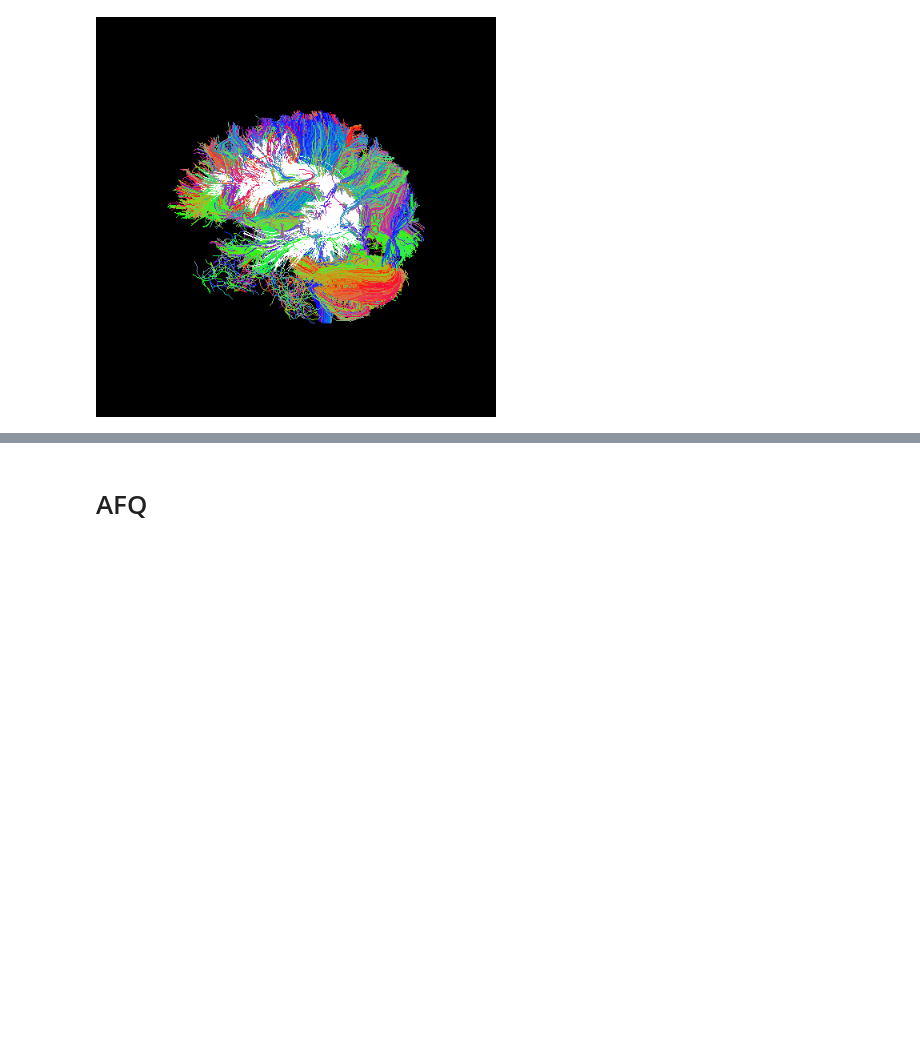
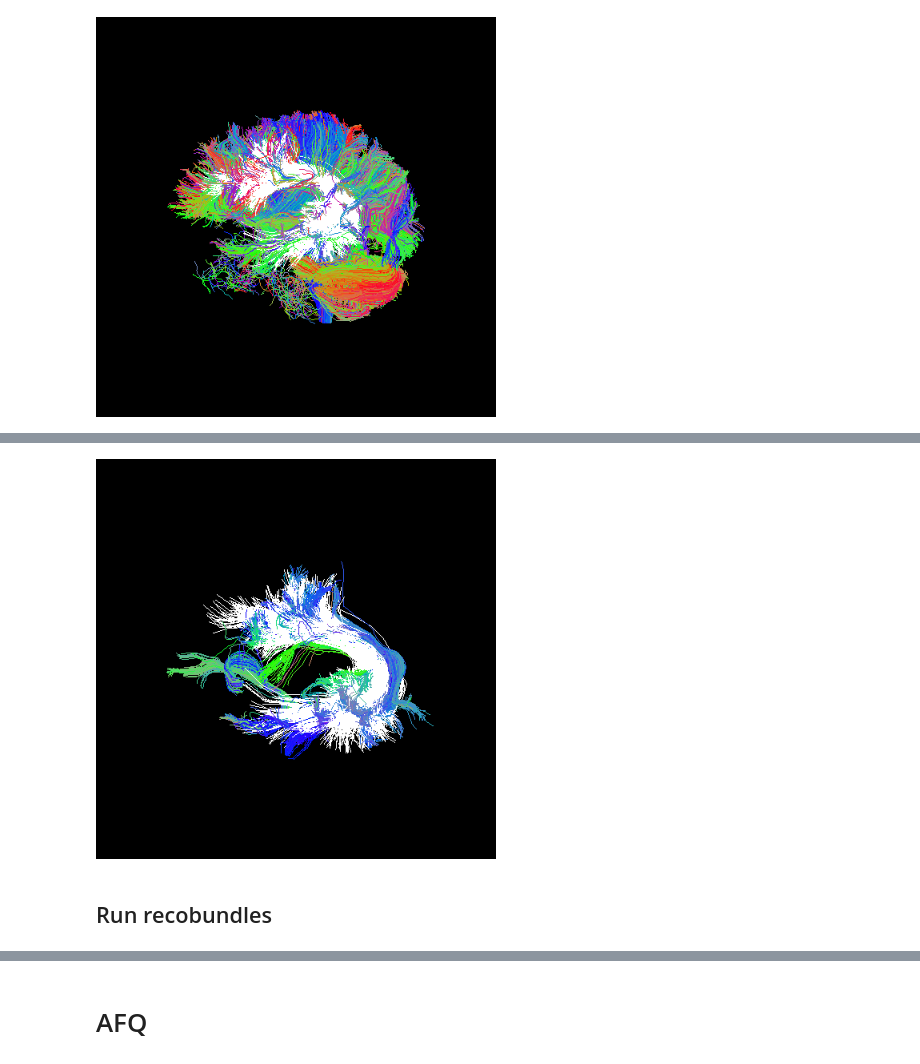
Before and after one commit to kesshijordan/shared_notebooks, a Jupyter notebook: Keshtest_pyAFQ_Freesurfer_Recobundles.ipynb, the cells around one changed output, grey strips where cells are left out. Drawn from its saved outputs; the diff is of its cells as text; code cells hidden in the pictures; blank space fills up the shorter version.

```diff
--- a/Keshtest_pyAFQ_Freesurfer_Recobundles.ipynb
+++ b/Keshtest_pyAFQ_Freesurfer_Recobundles.ipynb
@@ -261,3 +288,11 @@ Image(genren_AGG(arc, sls2=template_arcuate_sls_xfmd, putpath='test.png'), width
+# %%
+template_arcuate_sls_xfmd_slr = runslr(arc, template_arcuate_sls_xfmd, npts=10)
+# %%
+Image(genren_AGG(arc, sls2=template_arcuate_sls_xfmd_slr, putpath='test.png'), width=400,height=400)
+# %% [output]
+[figure, added]
+# %% [markdown]
+## Run recobundles
 # %%
 template_arrayseq = nib.streamlines.array_sequence.ArraySequence(template_arcuate_sls_xfmd)
 bucket_arrayseq = nib.streamlines.array_sequence.ArraySequence(arc)
```
Also changed, not shown: parts of 32 cells of this notebook.
